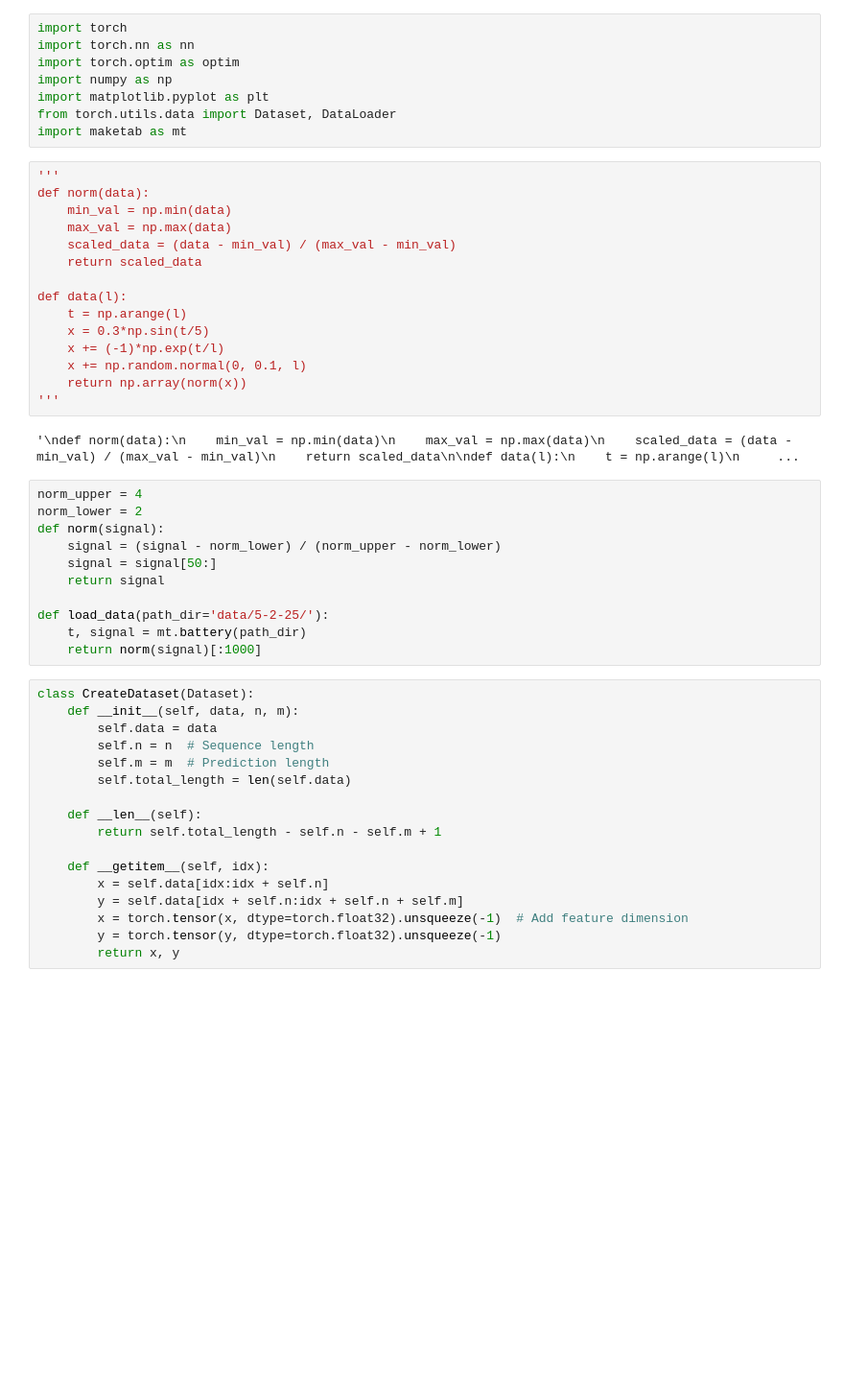
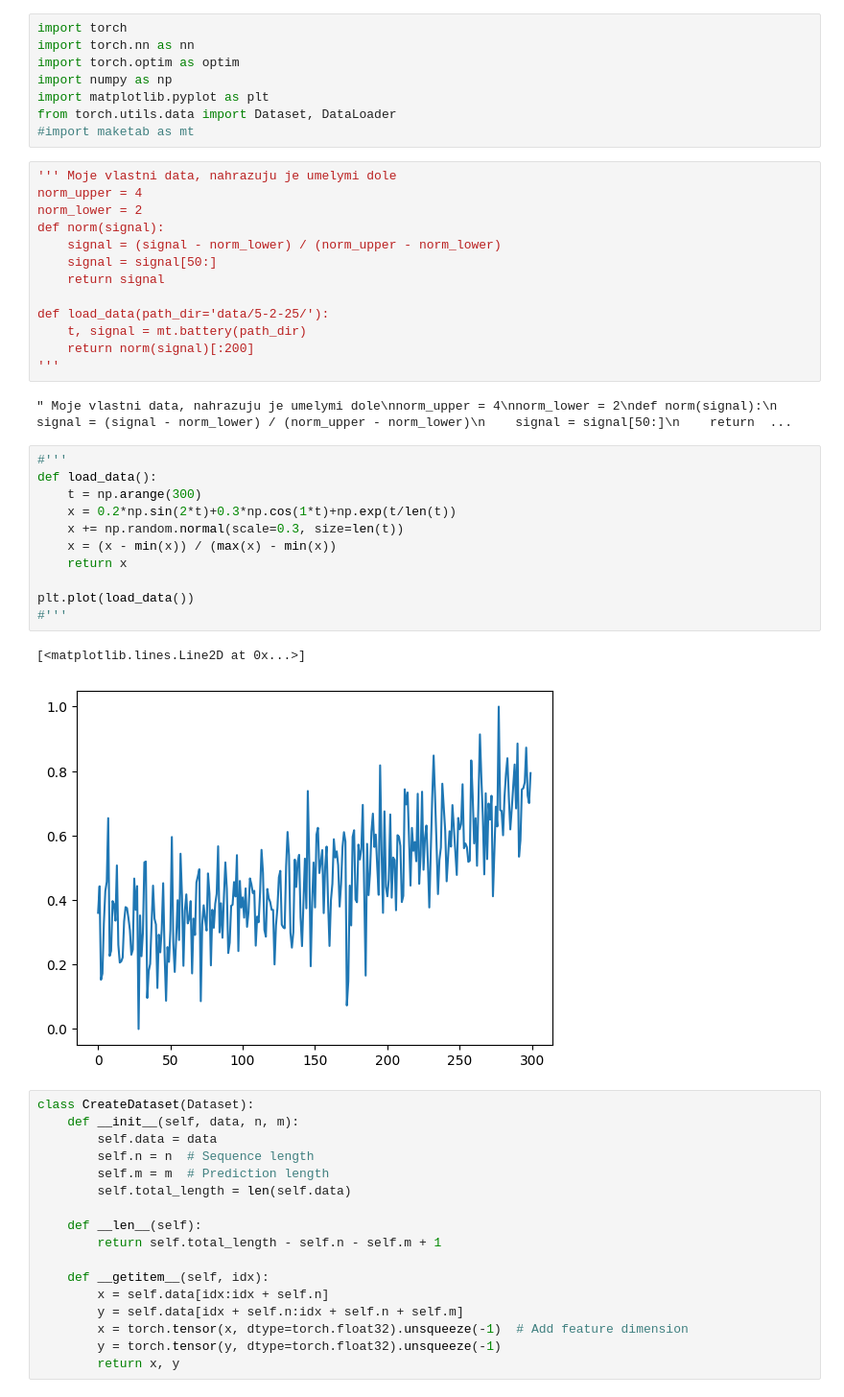
Before and after one commit to martin3698753/cflie, a Jupyter notebook: ser_pred_autoreg.ipynb, the cells around one changed output. Shown: that part at 96% size. Drawn from its saved outputs; the diff is of its cells as text; blank space fills up the shorter version.

```diff
--- a/ser_pred_autoreg.ipynb
+++ b/ser_pred_autoreg.ipynb
@@ -5,25 +5,9 @@ import torch.optim as optim
 import numpy as np
 import matplotlib.pyplot as plt
 from torch.utils.data import Dataset, DataLoader
-import maketab as mt
+#import maketab as mt
-# %%
-'''
-def norm(data):
-    min_val = np.min(data)
-    max_val = np.max(data)
-    scaled_data = (data - min_val) / (max_val - min_val)
-    return scaled_data
-
-def data(l):
-    t = np.arange(l)
-    x = 0.3*np.sin(t/5)
-    x += (-1)*np.exp(t/l)
-    x += np.random.normal(0, 0.1, l)
-    return np.array(norm(x))
-'''
-# %% [output]
-'\ndef norm(data):\n    min_val = np.min(data)\n    max_val = np.max(data)\n    scaled_data = (data - min_val) / (max_val - min_val)\n    return scaled_data\n\ndef data(l):\n    t = np.arange(l)\n     ...
 # %%
+''' Moje vlastni data, nahrazuju je umelymi dole
 norm_upper = 4
 norm_lower = 2
 def norm(signal):
@@ -33,7 +17,24 @@ def norm(signal):
 
 def load_data(path_dir='data/5-2-25/'):
     t, signal = mt.battery(path_dir)
-    return norm(signal)[:1000]
+    return norm(signal)[:200]
+'''
+# %% [output]
+" Moje vlastni data, nahrazuju je umelymi dole\nnorm_upper = 4\nnorm_lower = 2\ndef norm(signal):\n    signal = (signal - norm_lower) / (norm_upper - norm_lower)\n    signal = signal[50:]\n    return  ...
+# %%
+#'''
+def load_data():
+    t = np.arange(300)
+    x = 0.2*np.sin(2*t)+0.3*np.cos(1*t)+np.exp(t/len(t))
+    x += np.random.normal(scale=0.3, size=len(t))
+    x = (x - min(x)) / (max(x) - min(x))
+    return x
+
+plt.plot(load_data())
+#'''
+# %% [output]
+[<matplotlib.lines.Line2D at 0x...>]
+[figure, added]
 # %%
 class CreateDataset(Dataset):
     def __init__(self, data, n, m):
```
Also changed, not shown: parts of 3 cells of this notebook, 10 other files.
